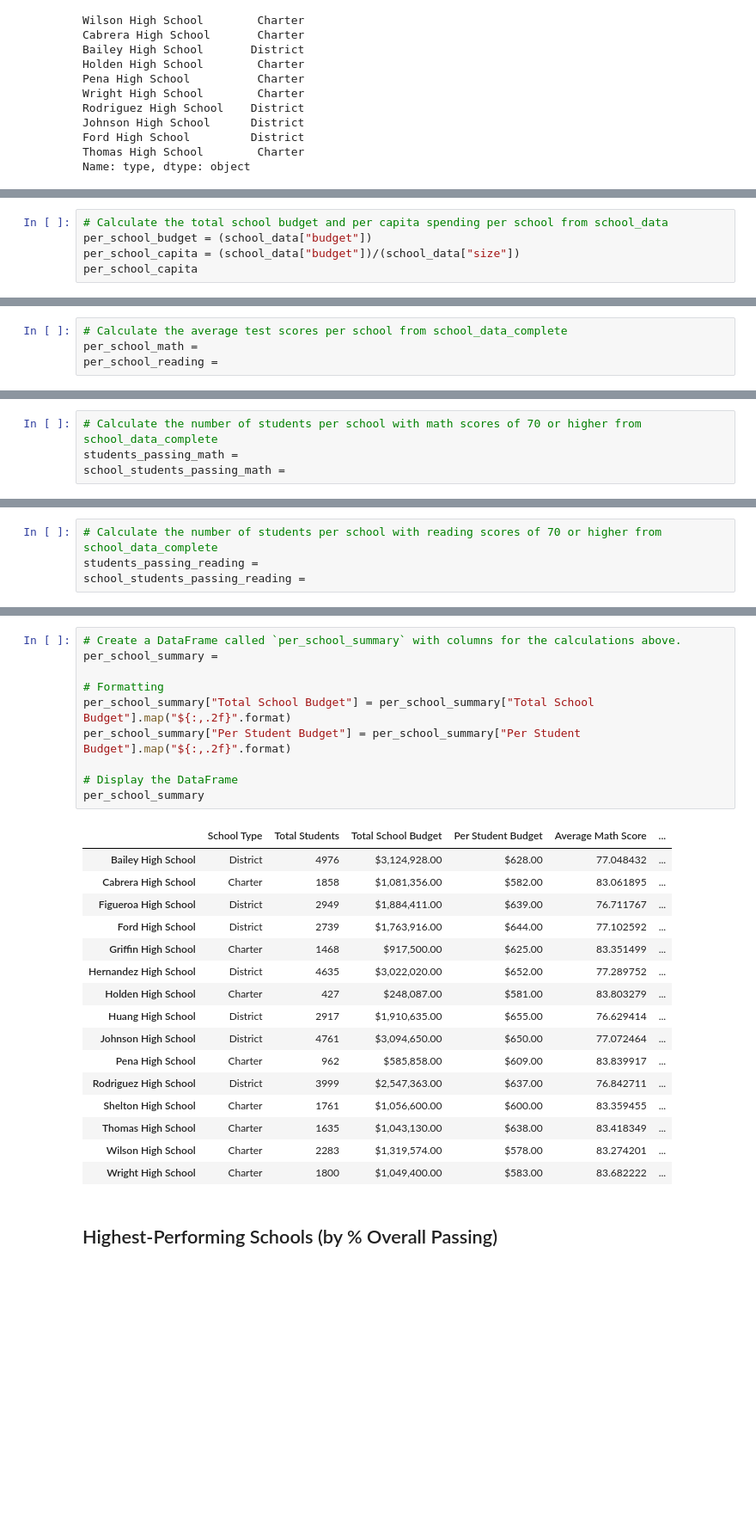
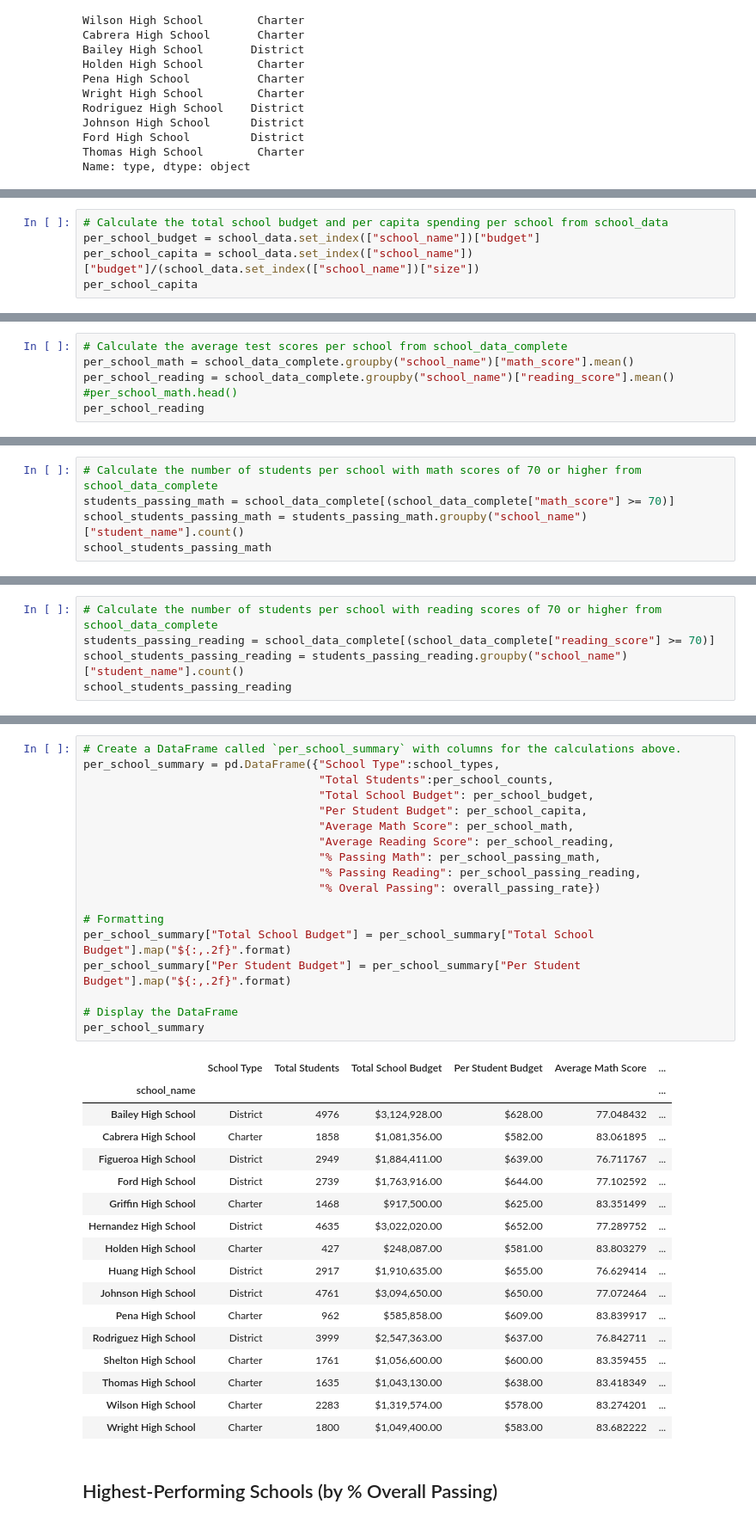
Before and after one commit to Momocat10/pandas-challenge, a Jupyter notebook: PyCitySchools/PyCitySchools_starter.ipynb, the cells around one changed output, grey strips where cells are left out. Shown at 86% size. Drawn from its saved outputs; the diff is of its cells as text; blank space fills up the shorter version.

Commit message:
finally fixed the df for per schools

```diff
--- a/PyCitySchools/PyCitySchools_starter.ipynb
+++ b/PyCitySchools/PyCitySchools_starter.ipynb
@@ -149,7 +150,7 @@ per_school_counts
 Name: size, dtype: int64
 # %%
 # Calculate the total school budget and per capita spending per school from school_data
-per_school_budget = (school_data["budget"])
-per_school_capita = (school_data["budget"])/(school_data["size"])
+per_school_budget = school_data.set_index(["school_name"])["budget"]
+per_school_capita = school_data.set_index(["school_name"])["budget"]/(school_data.set_index(["school_name"])["size"])
 per_school_capita
 # %% [output]
@@ -171,5 +173,7 @@ per_school_capita
 dtype: float64
 # %%
 # Calculate the average test scores per school from school_data_complete
-per_school_math =
-per_school_reading =
+per_school_math = school_data_complete.groupby("school_name")["math_score"].mean()
+per_school_reading = school_data_complete.groupby("school_name")["reading_score"].mean()
+#per_school_math.head()
+per_school_reading
@@ -176,4 +198,5 @@ per_school_reading =
 # %%
 # Calculate the number of students per school with math scores of 70 or higher from school_data_complete
-students_passing_math =
-school_students_passing_math =
+students_passing_math = school_data_complete[(school_data_complete["math_score"] >= 70)]
+school_students_passing_math = students_passing_math.groupby("school_name")["student_name"].count()
+school_students_passing_math
@@ -180,4 +221,5 @@ school_students_passing_math =
 # %%
 # Calculate the number of students per school with reading scores of 70 or higher from school_data_complete
-students_passing_reading =
-school_students_passing_reading =
+students_passing_reading = school_data_complete[(school_data_complete["reading_score"] >= 70)]
+school_students_passing_reading = students_passing_reading.groupby("school_name")["student_name"].count()
+school_students_passing_reading
@@ -195,15 +293,24 @@ overall_passing_rate = school_students_passing_math_and_reading / per_school_cou
 # %%
 # Create a DataFrame called `per_school_summary` with columns for the calculations above.
-per_school_summary =
+per_school_summary = pd.DataFrame({"School Type":school_types,
+                                   "Total Students":per_school_counts,
+                                   "Total School Budget": per_school_budget,
+                                   "Per Student Budget": per_school_capita,
+                                   "Average Math Score": per_school_math,
+                                   "Average Reading Score": per_school_reading,
+                                   "% Passing Math": per_school_passing_math,
+                                   "% Passing Reading": per_school_passing_reading,
+                                   "% Overal Passing": overall_passing_rate})
 
 # Formatting
 per_school_summary["Total School Budget"] = per_school_summary["Total School Budget"].map("${:,.2f}".format)
 per_school_summary["Per Student Budget"] = per_school_summary["Per Student Budget"].map("${:,.2f}".format)
 
 # Display the DataFrame
 per_school_summary
 # %% [output]
 |  | School Type | Total Students | Total School Budget | Per Student Budget | Average Math Score | ... |
+| school_name |  |  |  |  |  | ... |
 | Bailey High School | District | 4976 | $3,124,928.00 | $628.00 | 77.048432 | ... |
 | Cabrera High School | Charter | 1858 | $1,081,356.00 | $582.00 | 83.061895 | ... |
 | Figueroa High School | District | 2949 | $1,884,411.00 | $639.00 | 76.711767 | ... |
```
Also changed, not shown: parts of 7 cells of this notebook, 1 other file.
